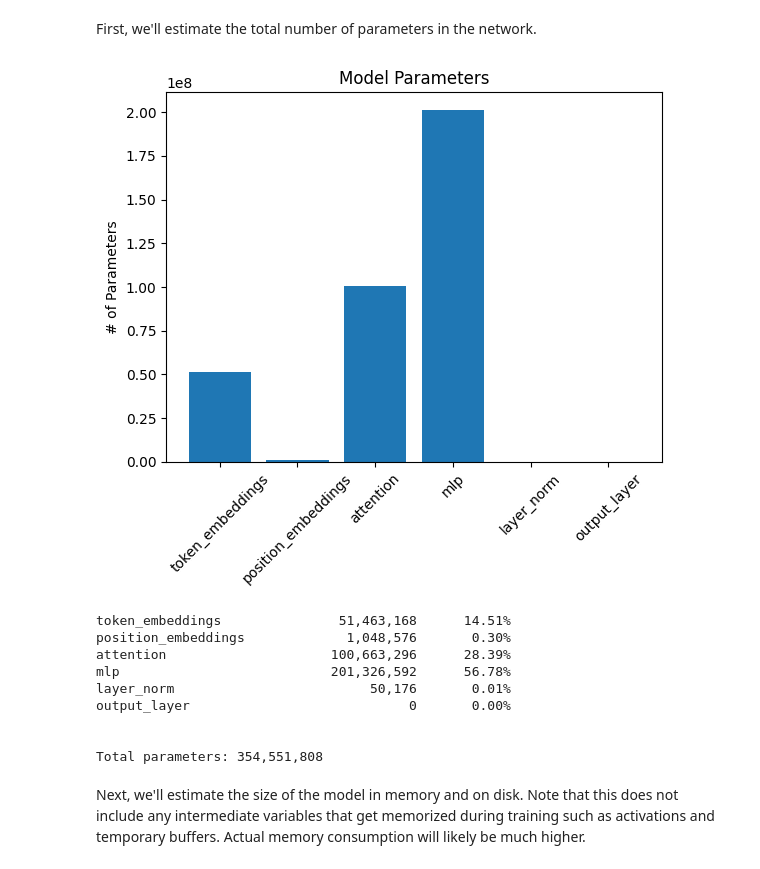
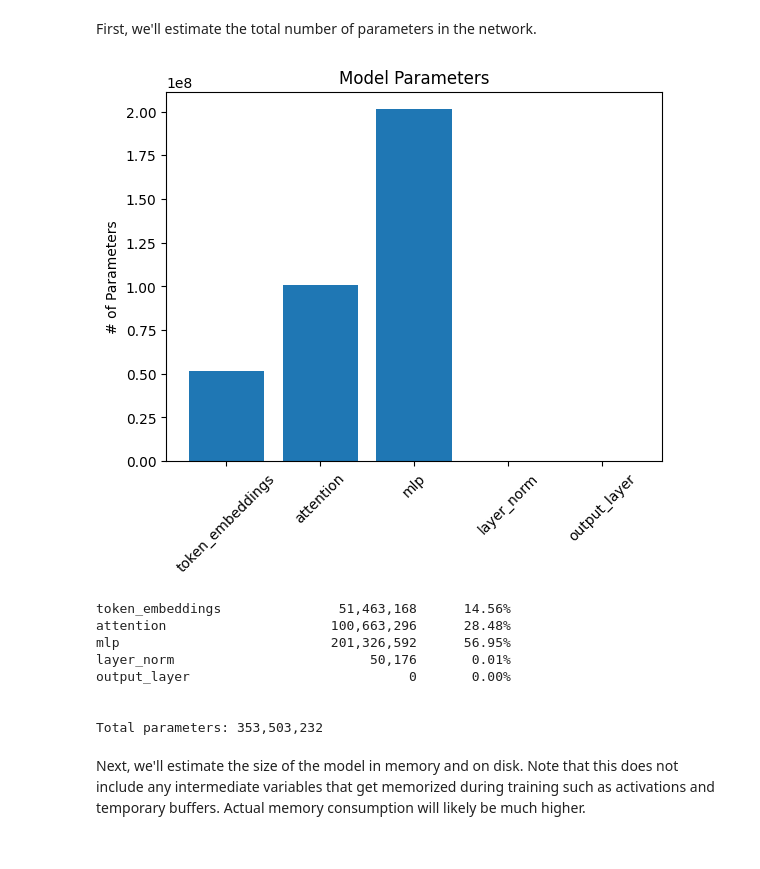
Before and after one commit to andrewdalpino/NoPE-GPT, a Jupyter notebook: model_sizing.ipynb, the cells around one changed output. Drawn from its saved outputs; the diff is of its cells as text; code cells hidden in the pictures.

```diff
--- a/model_sizing.ipynb
+++ b/model_sizing.ipynb
@@ -8,42 +8,40 @@ First, we'll estimate the total number of parameters in the network.
 # %%
 import matplotlib.pyplot as plt
 
 parameter_counts = {
     "token_embeddings": vocabulary_size * embedding_dimensions,
-    "position_embeddings": block_size * embedding_dimensions,
     "attention": (embedding_dimensions ** 2 + embedding_dimensions * 3 * embedding_dimensions) * num_hidden_layers,
     "mlp": embedding_dimensions * 4 * embedding_dimensions * 2 * num_hidden_layers,
     "layer_norm": embedding_dimensions * num_hidden_layers * 2 + embedding_dimensions,
     "output_layer": 0, # Tied to token embeddings
 }
 
 plt.bar(parameter_counts.keys(), parameter_counts.values())
 
 plt.title("Model Parameters")
 plt.ylabel("# of Parameters")
 plt.xticks(rotation=45)
 
 plt.show()
 
 total_parameter_count = sum(parameter_counts.values())
 
 for name, count in parameter_counts.items():
     print(f"{name:20s} {count:20,d} {count / total_parameter_count * 100:10.2f}%")
 
 print("\n")
 
 print(f"Total parameters: {total_parameter_count:,}")
 # %% [output]
-[figure, old version]
+[figure, new version]
-token_embeddings               51,463,168      14.51%
-position_embeddings             1,048,576       0.30%
-attention                     100,663,296      28.39%
-mlp                           201,326,592      56.78%
+token_embeddings               51,463,168      14.56%
+attention                     100,663,296      28.48%
+mlp                           201,326,592      56.95%
 layer_norm                         50,176       0.01%
 output_layer                            0       0.00%
 
 
-Total parameters: 354,551,808
+Total parameters: 353,503,232
 # %% [markdown]
 Next, we'll estimate the size of the model in memory and on disk. Note that this does not include any intermediate variables that get memorized during training such as activations and temporary buffers. Actual memory consumption will likely be much higher.
 # %%
```
Also changed, not shown: parts of 1 cell of this notebook, 5 other files.
